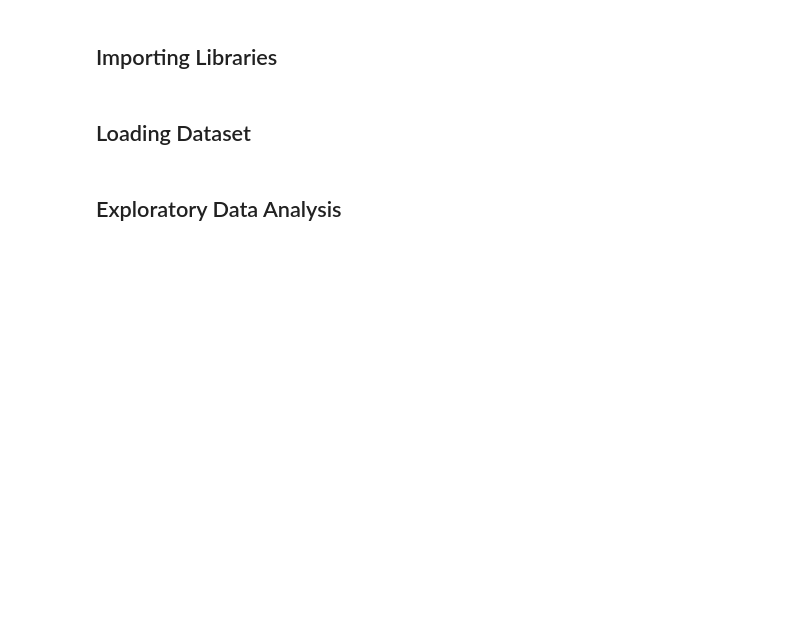
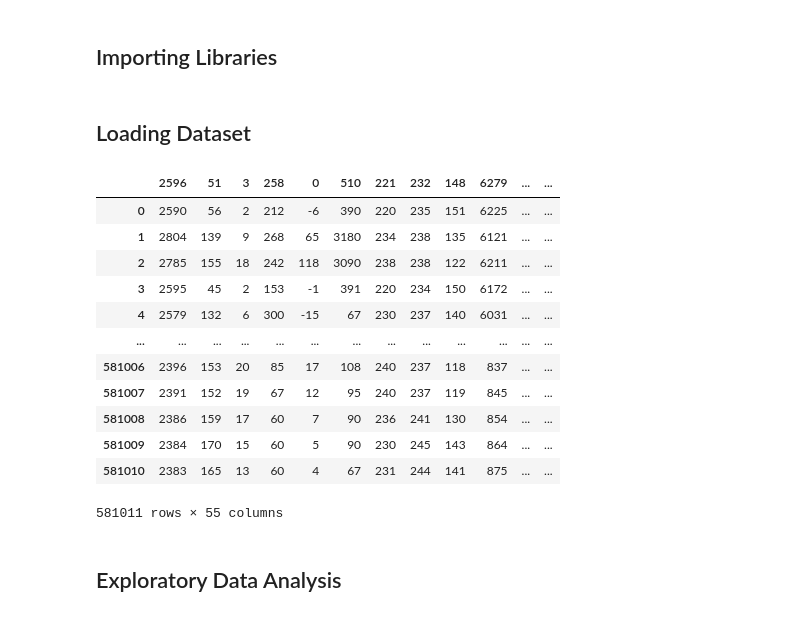
Before and after one commit to monica-navas-m/Machine-Learning, a Jupyter notebook: Notebook Python.ipynb, the cells around one changed output. Cells and saved outputs as stored; diff of their text form; code cells hidden in the pictures; blank space fills up the shorter version.

```diff
--- a/Notebook Python.ipynb
+++ b/Notebook Python.ipynb
@@ -164,6 +164,21 @@ warnings.filterwarnings("ignore")
 ## Loading Dataset
 # %%
 df=pd.read_csv("./dataset/covtype_data.csv")
+df
+# %% [output]
+|  | 2596 | 51 | 3 | 258 | 0 | 510 | 221 | 232 | 148 | 6279 | ... | ... |
+| 0 | 2590 | 56 | 2 | 212 | -6 | 390 | 220 | 235 | 151 | 6225 | ... | ... |
+| 1 | 2804 | 139 | 9 | 268 | 65 | 3180 | 234 | 238 | 135 | 6121 | ... | ... |
+| 2 | 2785 | 155 | 18 | 242 | 118 | 3090 | 238 | 238 | 122 | 6211 | ... | ... |
+| 3 | 2595 | 45 | 2 | 153 | -1 | 391 | 220 | 234 | 150 | 6172 | ... | ... |
+| 4 | 2579 | 132 | 6 | 300 | -15 | 67 | 230 | 237 | 140 | 6031 | ... | ... |
+| ... | ... | ... | ... | ... | ... | ... | ... | ... | ... | ... | ... | ... |
+| 581006 | 2396 | 153 | 20 | 85 | 17 | 108 | 240 | 237 | 118 | 837 | ... | ... |
+| 581007 | 2391 | 152 | 19 | 67 | 12 | 95 | 240 | 237 | 119 | 845 | ... | ... |
+| 581008 | 2386 | 159 | 17 | 60 | 7 | 90 | 236 | 241 | 130 | 854 | ... | ... |
+| 581009 | 2384 | 170 | 15 | 60 | 5 | 90 | 230 | 245 | 143 | 864 | ... | ... |
+| 581010 | 2383 | 165 | 13 | 60 | 4 | 67 | 231 | 244 | 141 | 875 | ... | ... |
+581011 rows × 55 columns
 # %% [markdown]
 <a name="eda"></a>
 ## Exploratory Data Analysis
```
Also changed, not shown: 4 other files.
